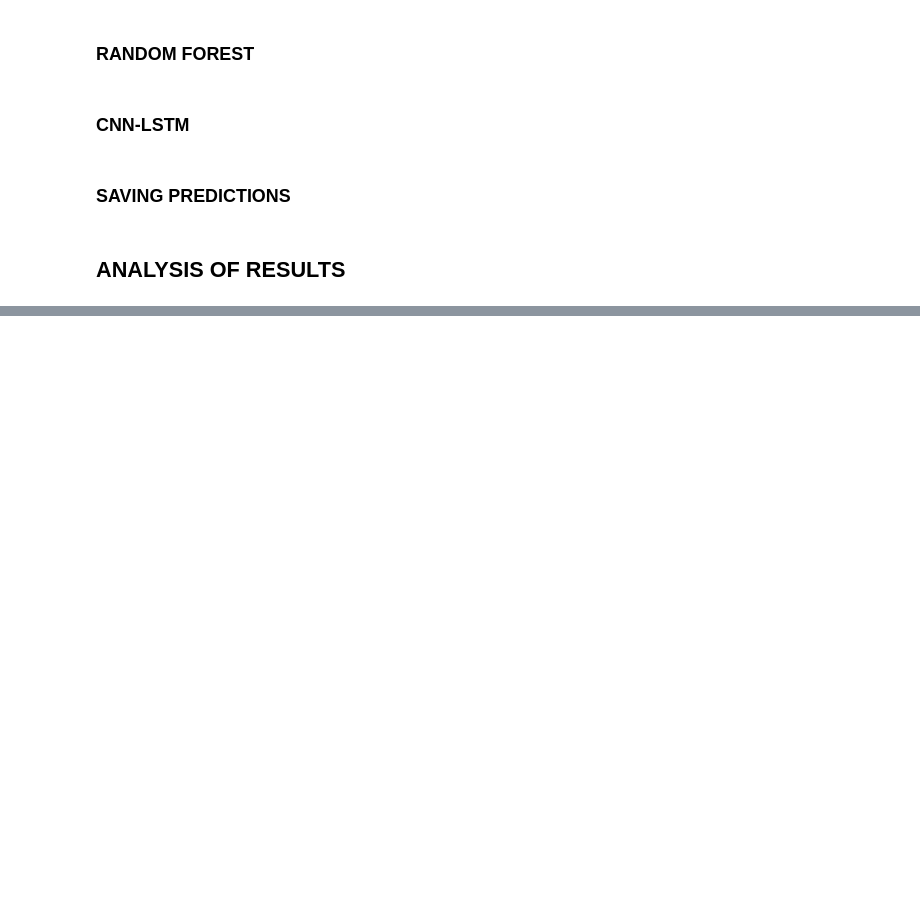
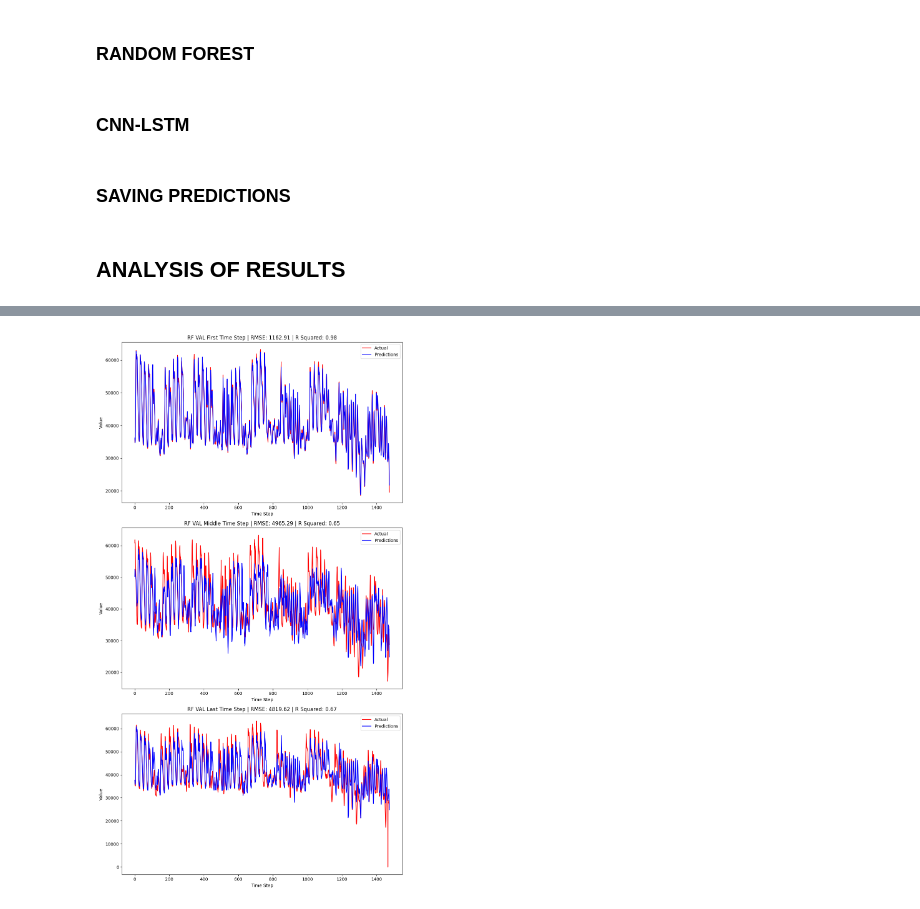
Before and after one commit to justtns/BC2407-Energy-Forecasting, a Jupyter notebook: notebooks/model_building.ipynb, the cells around one changed output, grey strips where cells are left out. Saved outputs shown, nothing was run; the diff lists cells and outputs as text; code cells hidden in the pictures; blank space fills up the shorter version.

```diff
--- a/notebooks/model_building.ipynb
+++ b/notebooks/model_building.ipynb
@@ -574,24 +724,27 @@ plt.show()
 # %%
 time_steps = [0, 11, 23]
 titles = ['First Time Step', 'Middle Time Step', 'Last Time Step']
 
 fig, axs = plt.subplots(3, 1, figsize=(10, 18))
 
 for i, ax in enumerate(axs):
     time_step = time_steps[i]
 
     ax.plot(choice['org']['val'][:, time_step], label='Actual', color='red')
     ax.plot(choice[model]['formatted_val'][:, time_step], label='Predictions', color='blue')
 
-    rmse = np.sqrt(mean_squared_error(choice['org']['val'][:, time_step], choice[model][:, time_step]))
+    rmse = np.sqrt(mean_squared_error(choice['org']['val'][:, time_step], choice[model]['formatted_val'][:, time_step]))
+    r2 = r2_score(choice['org']['val'][:, time_step], choice[model]['formatted_val'][:, time_step])
 
-    ax.set_title(f'{model} VAL {titles[i]} | RMSE: {rmse:.2f}')
+    ax.set_title(f'{model} VAL {titles[i]} | RMSE: {rmse:.2f} | R Squared: {r2:.2f}')
     ax.set_xlabel('Time Step')
     ax.set_ylabel('Value')
     ax.legend()
 
 plt.tight_layout()
 plt.show()
+# %% [output]
+[figure, added]
 # %%
 time_steps = [0, 11, 23]
 titles = ['First Time Step', 'Middle Time Step', 'Last Time Step']
```
Also changed, not shown: parts of 18 cells of this notebook.
